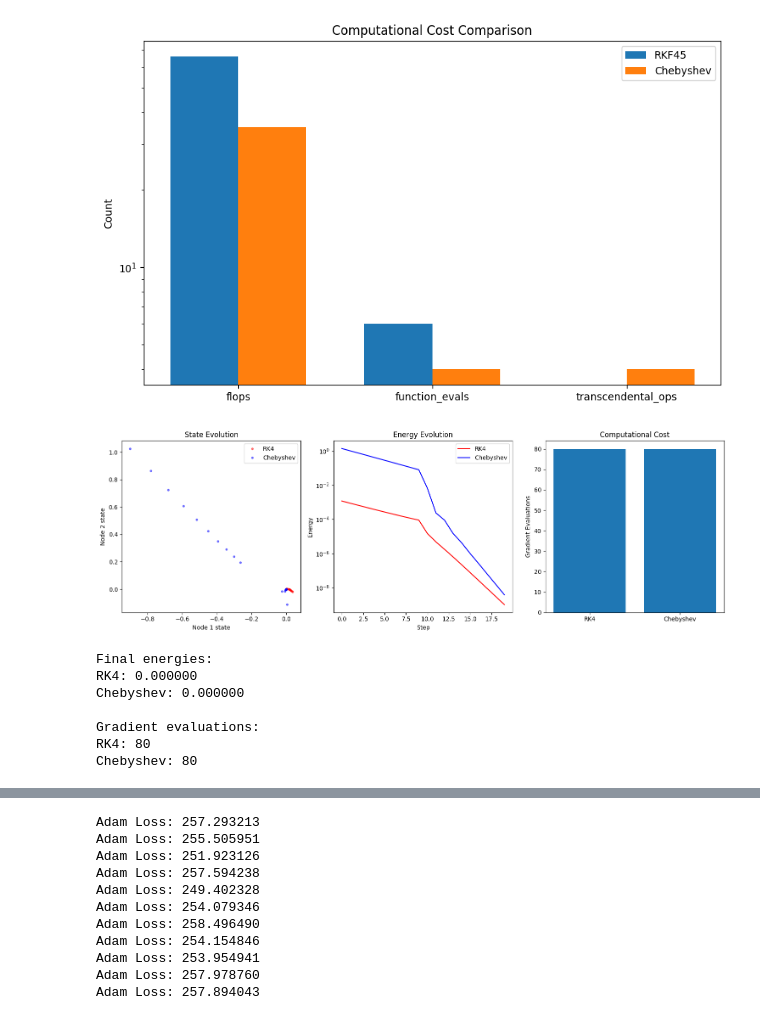
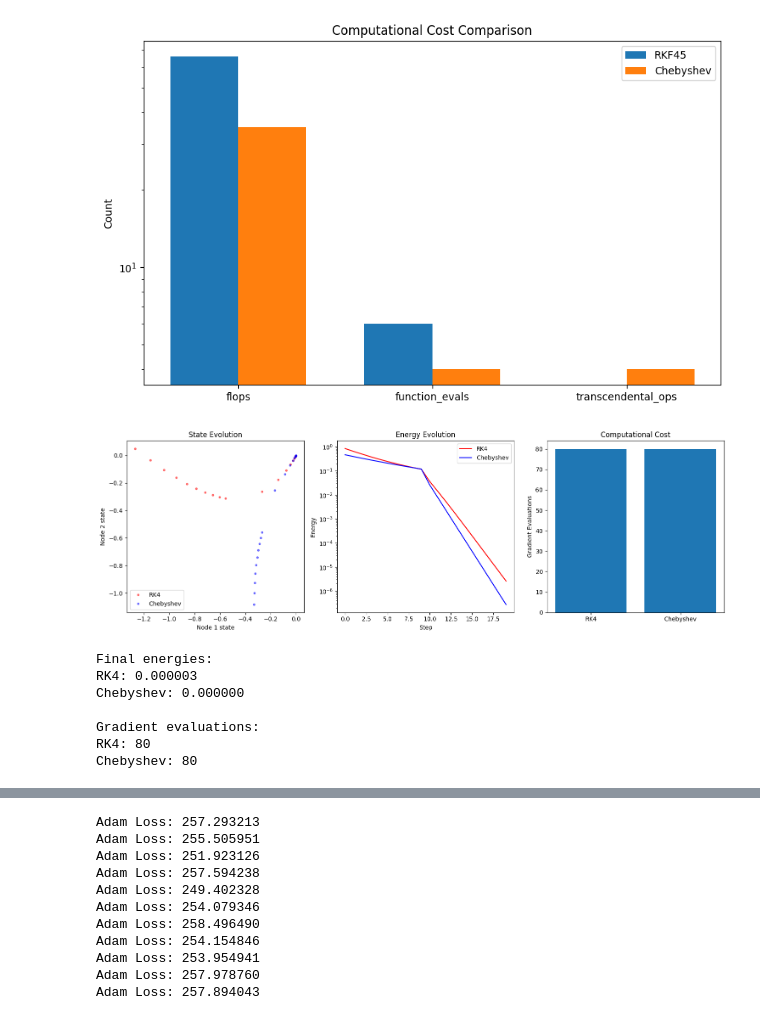
Before and after one commit to falseywinchnet/AI_STUFF, a Jupyter notebook: RCO.ipynb, the cells around one changed output, grey strips where cells are left out. Cells and saved outputs as stored; diff of their text form; code cells hidden in the pictures.

```diff
--- a/RCO.ipynb
+++ b/RCO.ipynb
@@ -335,23 +164,0 @@ Ratio between 3/11 and 4/11:
-# %%
-import numpy as np
-
-λ1 = 1.458257569495584
-λ2 = 0.5417424305044161
-diff_λ = λ1 - λ2
-r = np.exp(diff_λ/11)  # Our geometric ratio
-
-# Generate the sequence of optimal node positions
-nodes = []
-weights = []
-for k in range(1,5):
-    node = k/11
-    weight = r**(k-1)  # Weight based on geometric progression
-    nodes.append(node)
-    weights.append(weight)
-
-# Normalize weights to sum to 1
-weights = np.array(weights)
-weights = weights/np.sum(weights)
-
-print("Optimal nodes:", nodes)
-print("Optimal weights:", weights)
@@ -603,19 +356,14 @@ class Annealer:
     def chebyshev_step(self, state, temp, dt):
         """Our Chebyshev-based step"""
         # Chebyshev nodes in [0, dt]
-        c1 = h * 1/11  # ≈ 0.0909
-        c2 = h * 2/11  # ≈ 0.1818
-        c3 = h * 3/11  # ≈ 0.2727
-        c4 = h * 4/11  # ≈ 0.3636
-
+        c1 = dt * (1/2 - 1/(2 *np.sqrt(2)))  # ≈ 0.146h from center
+        c2 = dt * (1/2 - 1/(4*np.sqrt(2)))  # ≈ 0.323h from center
+        c3 = dt * (1/2 + 1/(4*np.sqrt(2)))  # ≈ 0.677h from center
+        c4 = dt * (1/2 + 1/(2*np.sqrt(2)))  # ≈ 0.854h from center
 
         # Pre-computed optimal weights
-        w1 = 0.21967452022181430116
-        w2 = 0.23876183658069730087
-        w3 = 0.25950763224531042672
-        w4 = 0.28205601095217797125
-
-
+        w1 = w4 = 1/6
+        w3 = w2 = 1/3
 
         k1 = -self.system.gradient(state, temp)
         k2 = -self.system.gradient(state + c1*k1, temp)
@@ -673,36 +421,36 @@ plt.ylabel('Node 2 state')
 plt.legend()
 plt.title('State Evolution')
 
 # Energy evolution
 plt.subplot(132)
 plt.semilogy(energy_rk4, 'r-', label='RK4')
 plt.semilogy(energy_cheb, 'b-', label='Chebyshev')
 plt.xlabel('Step')
 plt.ylabel('Energy')
 plt.legend()
 plt.title('Energy Evolution')
 
 # Computation comparison
 plt.subplot(133)
 methods = ['RK4', 'Chebyshev']
 evals = [comp_rk4['gradient_evals'], comp_cheb['gradient_evals']]
 plt.bar(methods, evals)
 plt.ylabel('Gradient Evaluations')
 plt.title('Computational Cost')
 
 plt.tight_layout()
 plt.show()
 
 print(f"Final energies:")
 print(f"RK4: {energy_rk4[-1]:.6f}")
 print(f"Chebyshev: {energy_cheb[-1]:.6f}")
 print(f"\nGradient evaluations:")
 print(f"RK4: {comp_rk4['gradient_evals']}")
 print(f"Chebyshev: {comp_cheb['gradient_evals']}")
 # %% [output]
-[figure, old version]
+[figure, new version]
 Final energies:
-RK4: 0.000000
+RK4: 0.000003
 Chebyshev: 0.000000
 
 Gradient evaluations:
```
Also changed, not shown: parts of 13 cells of this notebook.
